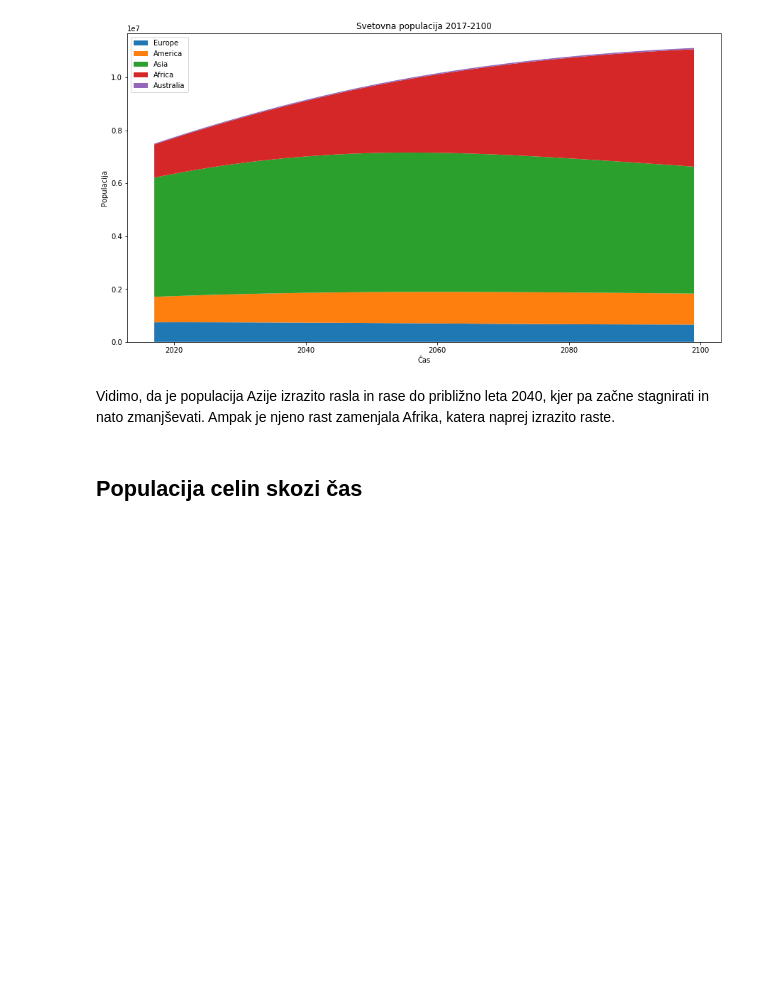
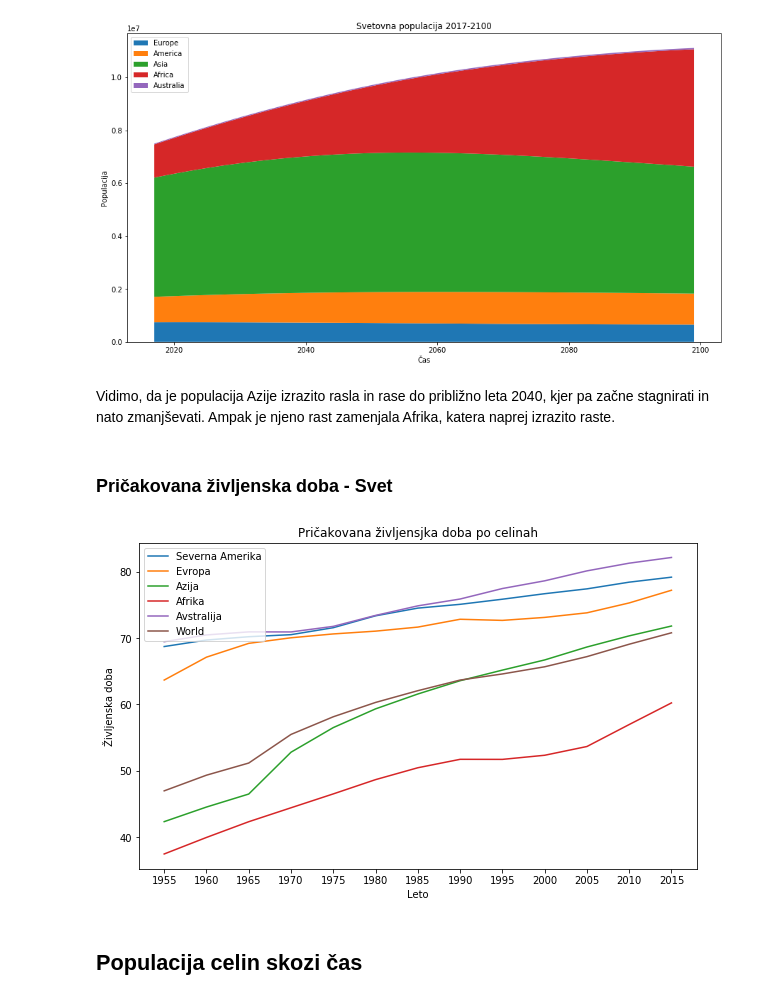
Before and after one commit to MaticSincek/PR18JJMSTB, a Jupyter notebook: vmesno-porocilo.ipynb, the cells around one changed output. Drawn from its saved outputs; the diff is of its cells as text; code cells hidden in the pictures; blank space fills up the shorter version.

Commit message:
Added lifeExpectancy functions

```diff
--- a/vmesno-porocilo.ipynb
+++ b/vmesno-porocilo.ipynb
@@ -20,6 +20,12 @@ worldPopulationVisualisation("WPP2017_TotalPopulationBySex.csv", 2017, 2100)
 [figure]
 # %% [markdown]
 Vidimo, da je populacija Azije izrazito rasla in rase do približno leta 2040, kjer pa začne stagnirati in nato zmanjševati. Ampak je njeno rast zamenjala Afrika, katera naprej izrazito raste.
+# %% [markdown]
+<h3>Pričakovana življenska doba - Svet </h3>
+# %%
+lifeExpectancyWorld()
+# %% [output]
+[figure, added]
 # %% [markdown]
 <h2>Populacija celin skozi čas</h2>
 # %% [markdown]
```
Also changed, not shown: parts of 21 cells of this notebook.
